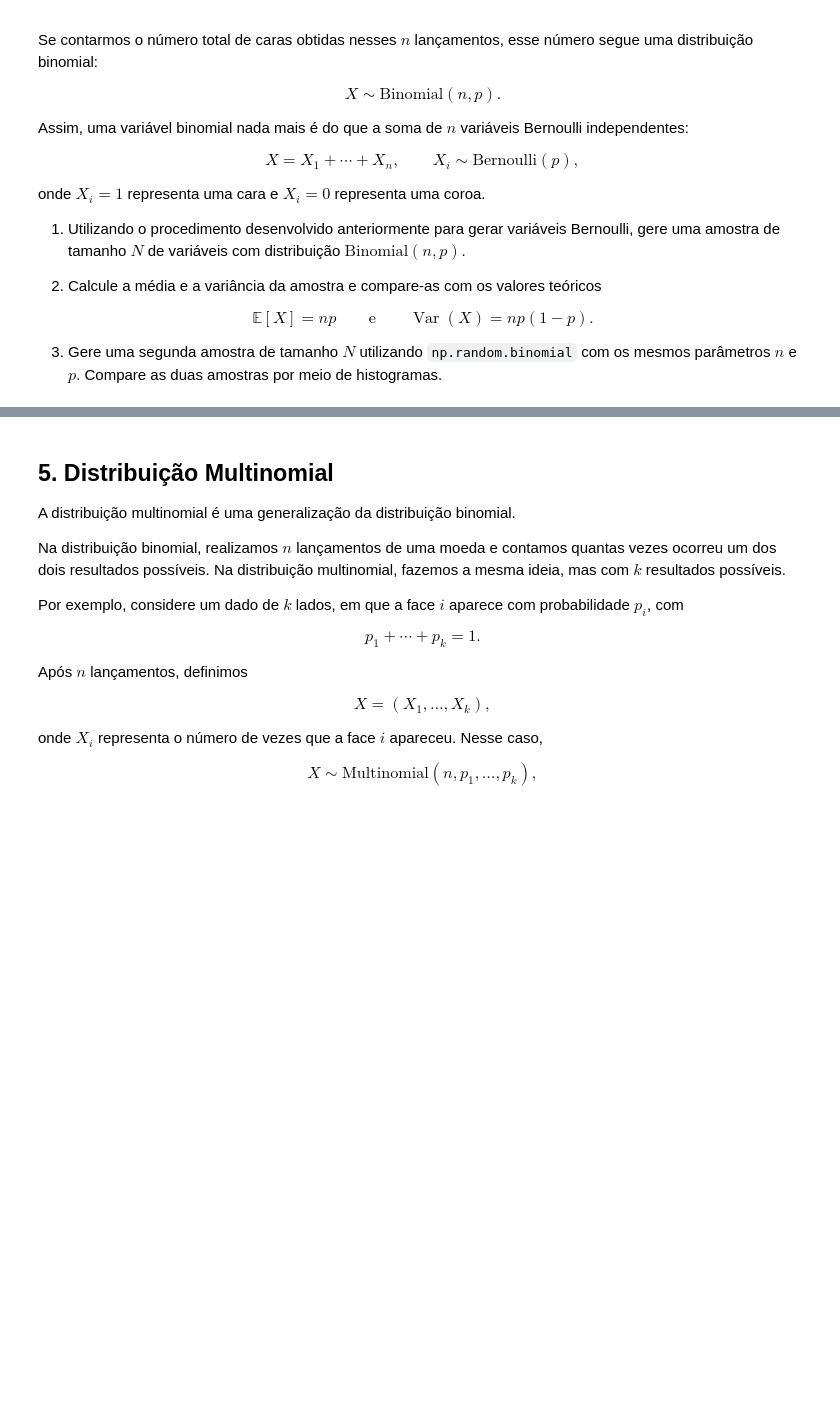
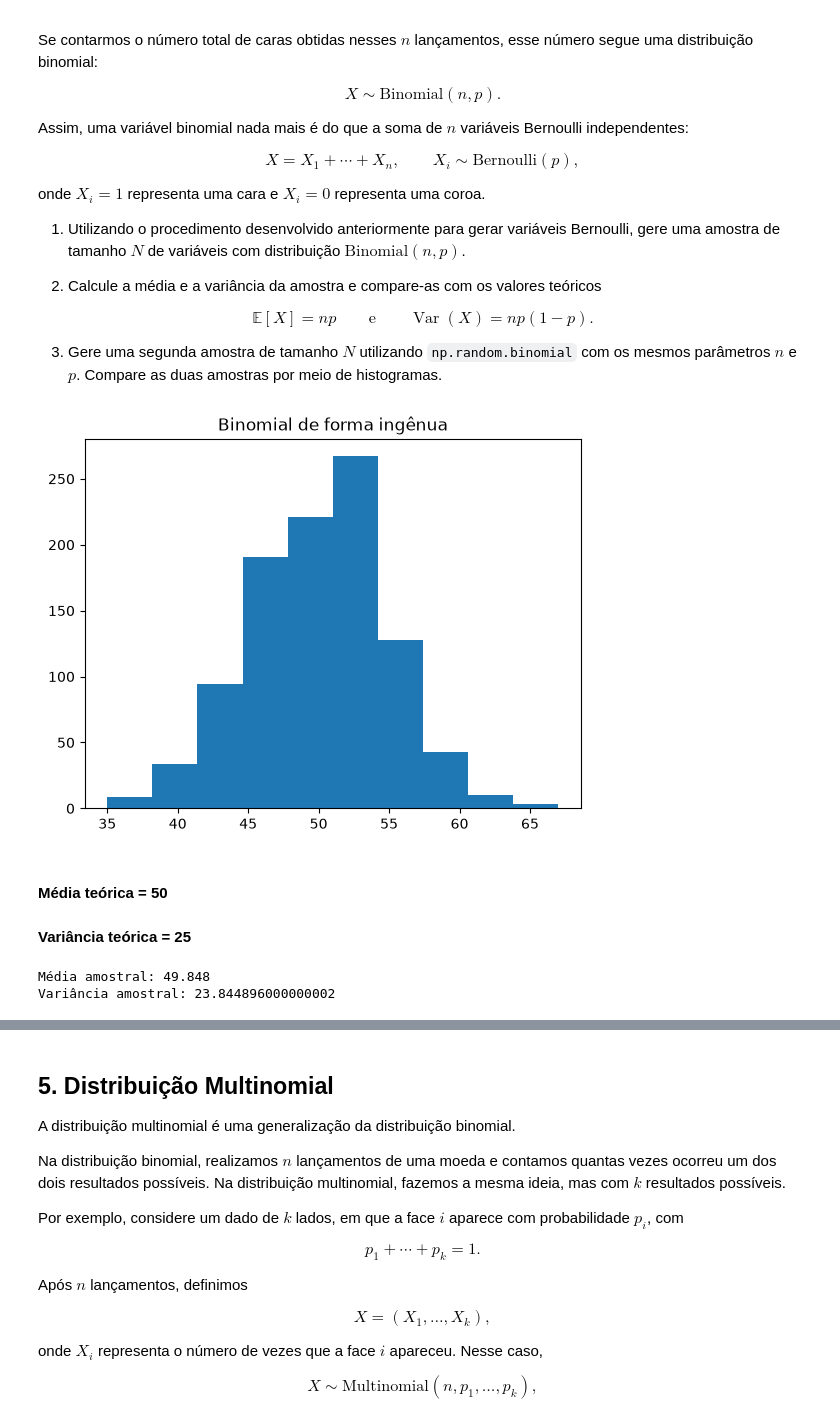
Before and after one commit to BenvenutiMateus/prog-estat, a Jupyter notebook: lab1.ipynb, the cells around one changed output, grey strips where cells are left out. Cells and saved outputs as stored; diff of their text form; code cells hidden in the pictures; blank space fills up the shorter version.

```diff
--- a/lab1.ipynb
+++ b/lab1.ipynb
@@ -363,3 +363,26 @@ $$
 $$
 
 3. Gere uma segunda amostra de tamanho $N$ utilizando `np.random.binomial` com os mesmos parâmetros $n$ e $p$. Compare as duas amostras por meio de histogramas.
+# %%
+p = 0.5
+X = []
+N = 1000
+n = 100
+for i in range(N):
+    U = np.random.uniform(size= n)
+    X.append(np.sum(U < p))
+
+plt.hist(X)
+plt.title('Binomial de forma ingênua')
+plt.show()
+# %% [output]
+[figure, added]
+# %% [markdown]
+#### Média teórica = 50
+#### Variância teórica = 25
+# %%
+print(f'Média amostral: {np.mean(X)}')
+print(f'Variância amostral: {np.var(X)}')
+# %% [output]
+Média amostral: 49.848
+Variância amostral: 23.844896000000002
```
Also changed, not shown: parts of 32 cells of this notebook, 1 other file.
